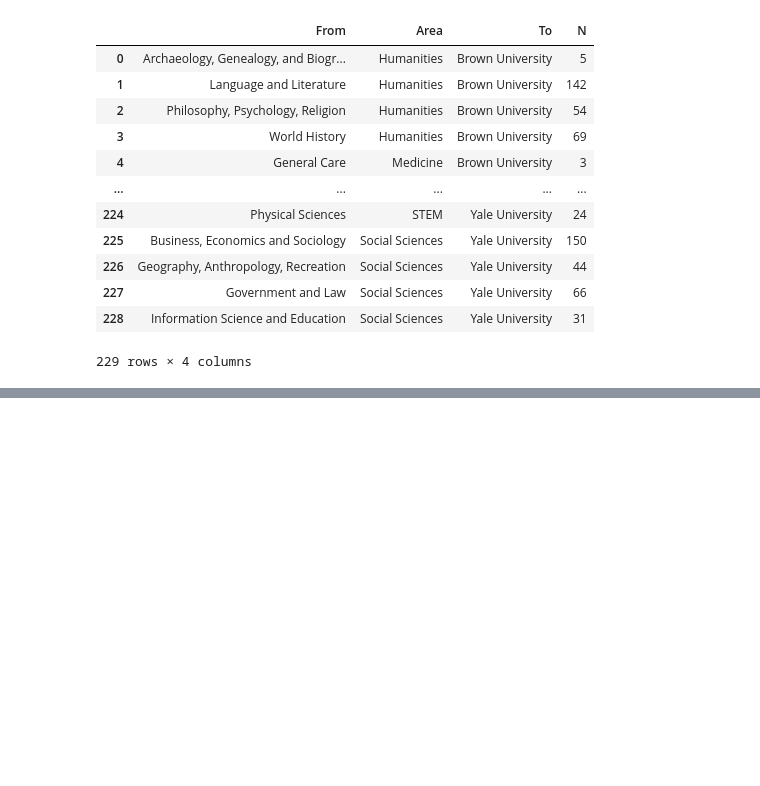
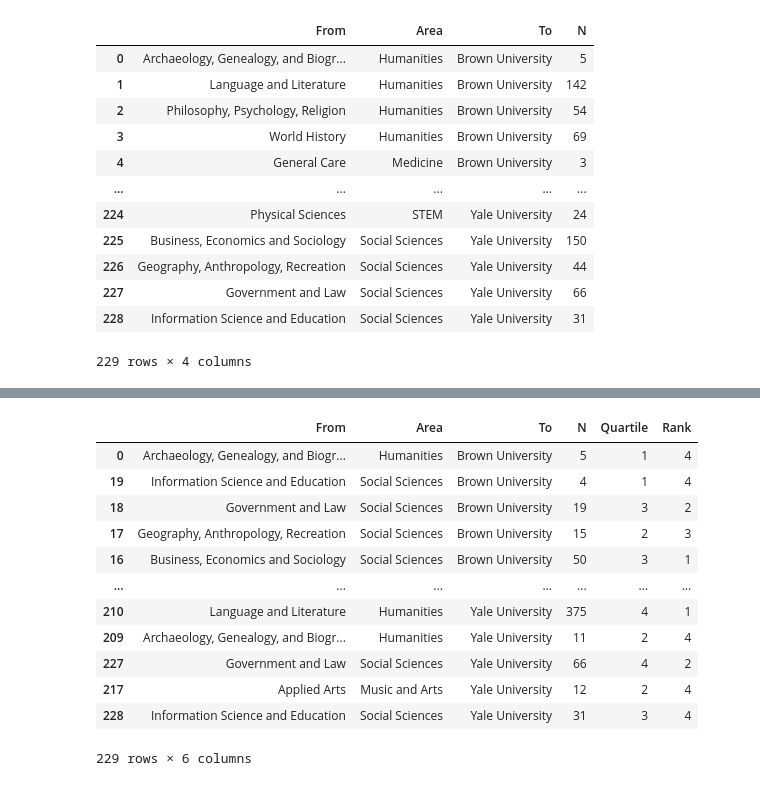
Before and after one commit to Dartmouth-Libraries/the-fibery-library, a Jupyter notebook: ill-flow/notebooks/01-chord-charts.ipynb, the cells around one changed output, grey strips where cells are left out. Cells and saved outputs as stored; diff of their text form; code cells hidden in the pictures; blank space fills up the shorter version.

```diff
--- a/ill-flow/notebooks/01-chord-charts.ipynb
+++ b/ill-flow/notebooks/01-chord-charts.ipynb
@@ -316,3 +388,20 @@ lent
+# %%
+lent = lent[["From", "Area", "To", "N", "Quartile", "Rank"]].sort_values(by="To")
+lent
+# %% [output]
+|  | From | Area | To | N | Quartile | Rank |
+| 0 | Archaeology, Genealogy, and Biogr... | Humanities | Brown University | 5 | 1 | 4 |
+| 19 | Information Science and Education | Social Sciences | Brown University | 4 | 1 | 4 |
+| 18 | Government and Law | Social Sciences | Brown University | 19 | 3 | 2 |
+| 17 | Geography, Anthropology, Recreation | Social Sciences | Brown University | 15 | 2 | 3 |
+| 16 | Business, Economics and Sociology | Social Sciences | Brown University | 50 | 3 | 1 |
+| ... | ... | ... | ... | ... | ... | ... |
+| 210 | Language and Literature | Humanities | Yale University | 375 | 4 | 1 |
+| 209 | Archaeology, Genealogy, and Biogr... | Humanities | Yale University | 11 | 2 | 4 |
+| 227 | Government and Law | Social Sciences | Yale University | 66 | 4 | 2 |
+| 217 | Applied Arts | Music and Arts | Yale University | 12 | 2 | 4 |
+| 228 | Information Science and Education | Social Sciences | Yale University | 31 | 3 | 4 |
+229 rows × 6 columns
 # %%
 for area, records in lent.groupby("Area"):
     order = sorted(records.From.unique()) + sorted(records.To.unique())
```
Also changed, not shown: parts of 8 cells of this notebook, 10 other files.
